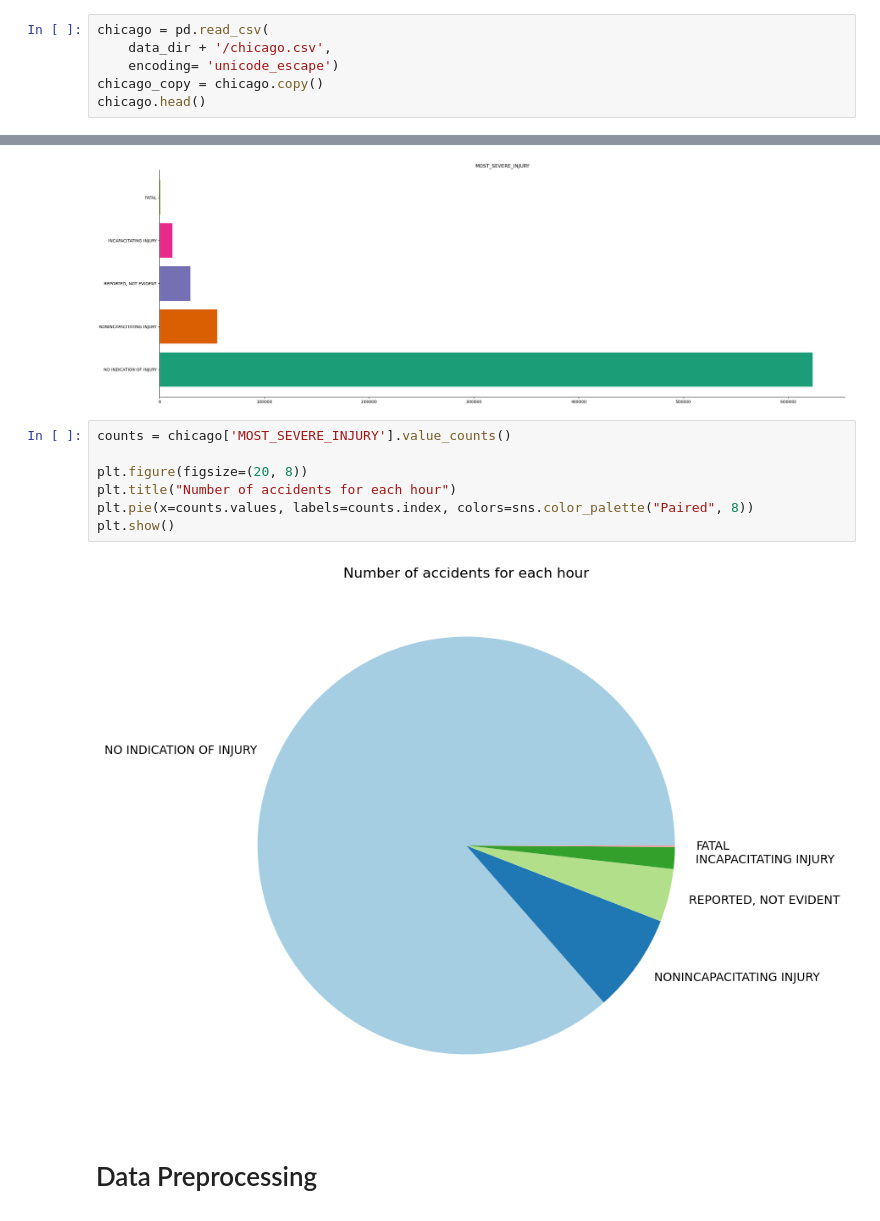
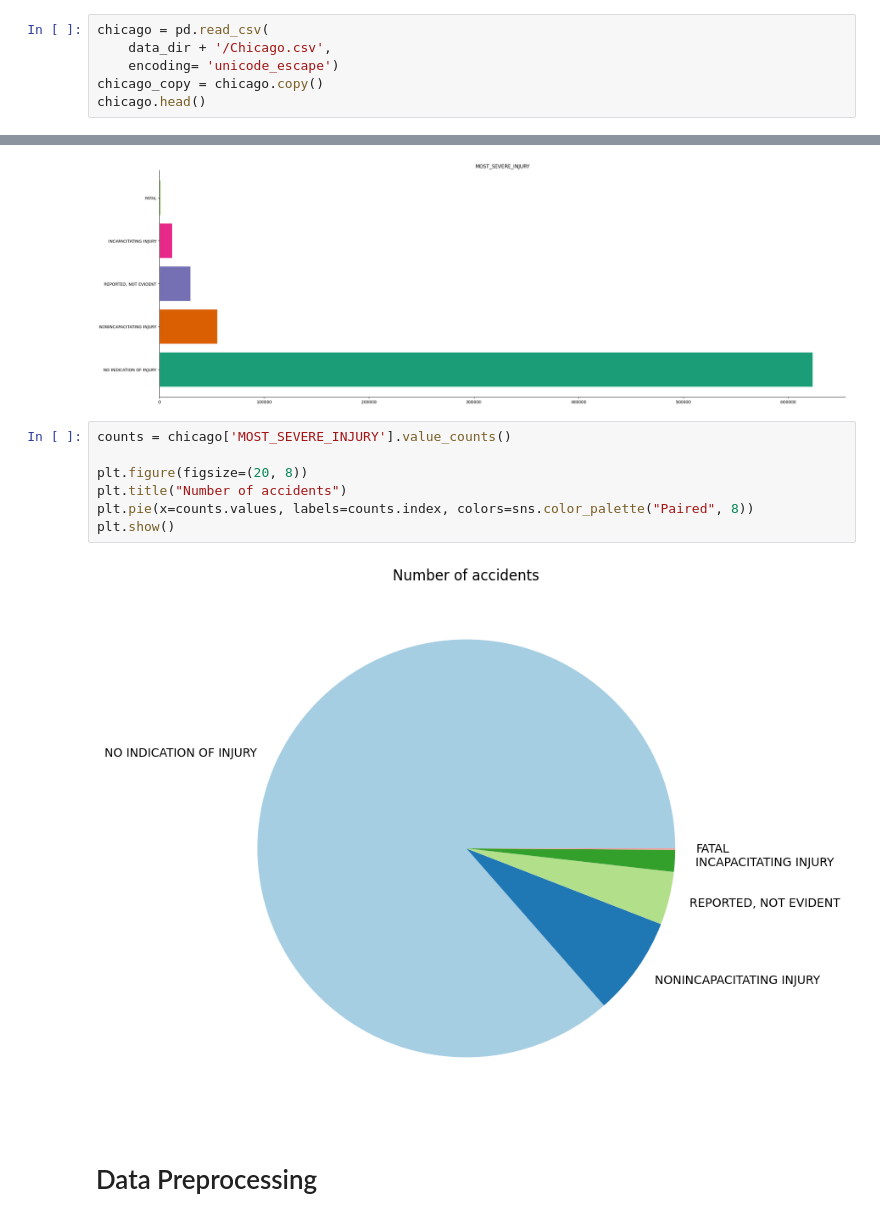
Before and after one commit to HuyHoangTuan/accidents_data_governance, a Jupyter notebook: src/note_book/main.ipynb, the cells around one changed output, grey strips where cells are left out. Saved outputs shown, nothing was run; the diff lists cells and outputs as text.

```diff
--- a/src/note_book/main.ipynb
+++ b/src/note_book/main.ipynb
@@ -18,7 +18,7 @@ from sklearn.metrics import accuracy_score, confusion_matrix, classification_rep
 data_dir = '../../res/ready_to_use'
 # %%
 chicago = pd.read_csv(
-    data_dir + '/chicago.csv',
+    data_dir + '/Chicago.csv',
     encoding= 'unicode_escape')
 chicago_copy = chicago.copy()
 chicago.head()
@@ -113,11 +113,11 @@ categorical_histogram(chicago, *['MOST_SEVERE_INJURY'])
 # %%
 counts = chicago['MOST_SEVERE_INJURY'].value_counts()
 
 plt.figure(figsize=(20, 8))
-plt.title("Number of accidents for each hour")
+plt.title("Number of accidents")
 plt.pie(x=counts.values, labels=counts.index, colors=sns.color_palette("Paired", 8))
 plt.show()
 # %% [output]
-[figure, old version]
+[figure, new version]
 # %% [markdown]
 # Data Preprocessing
```
Also changed, not shown: parts of 8 cells of this notebook.
